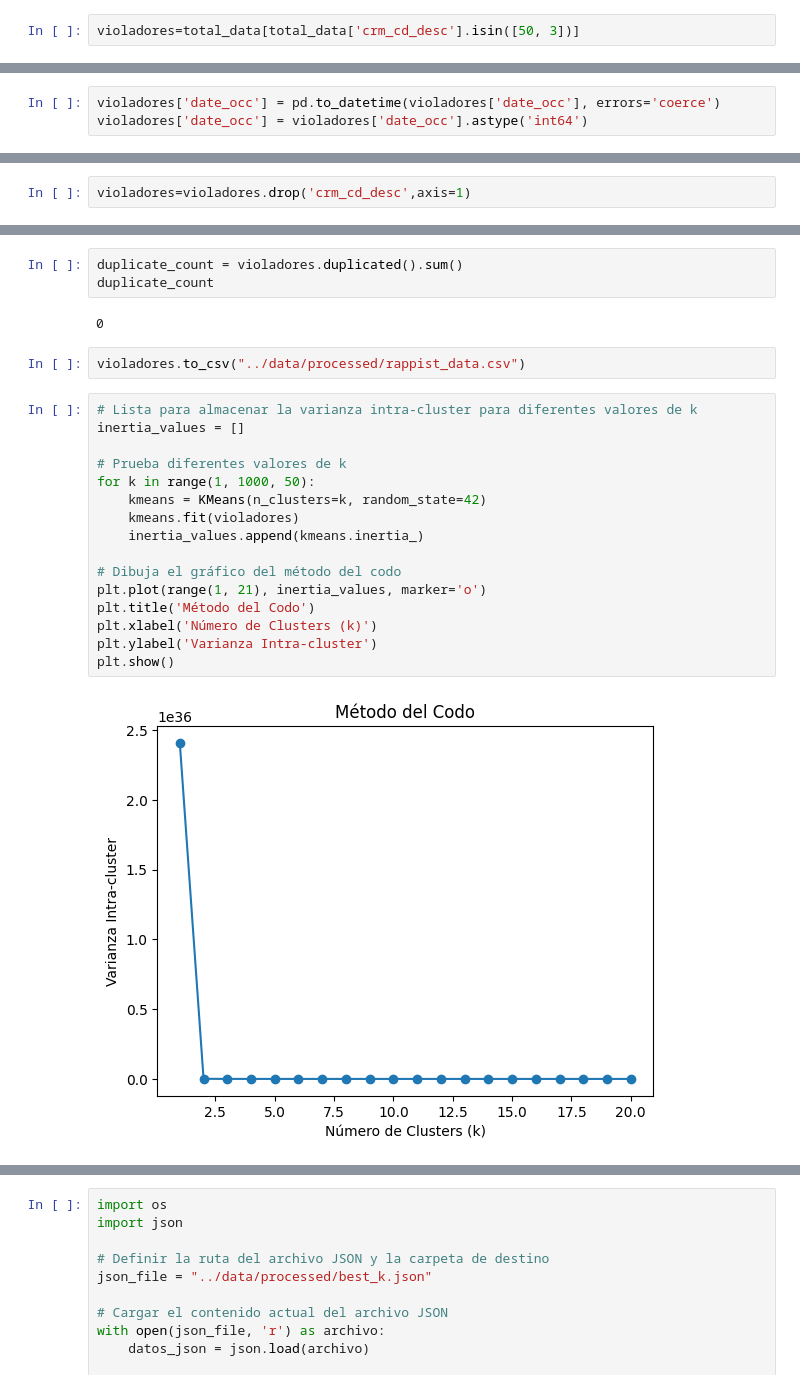
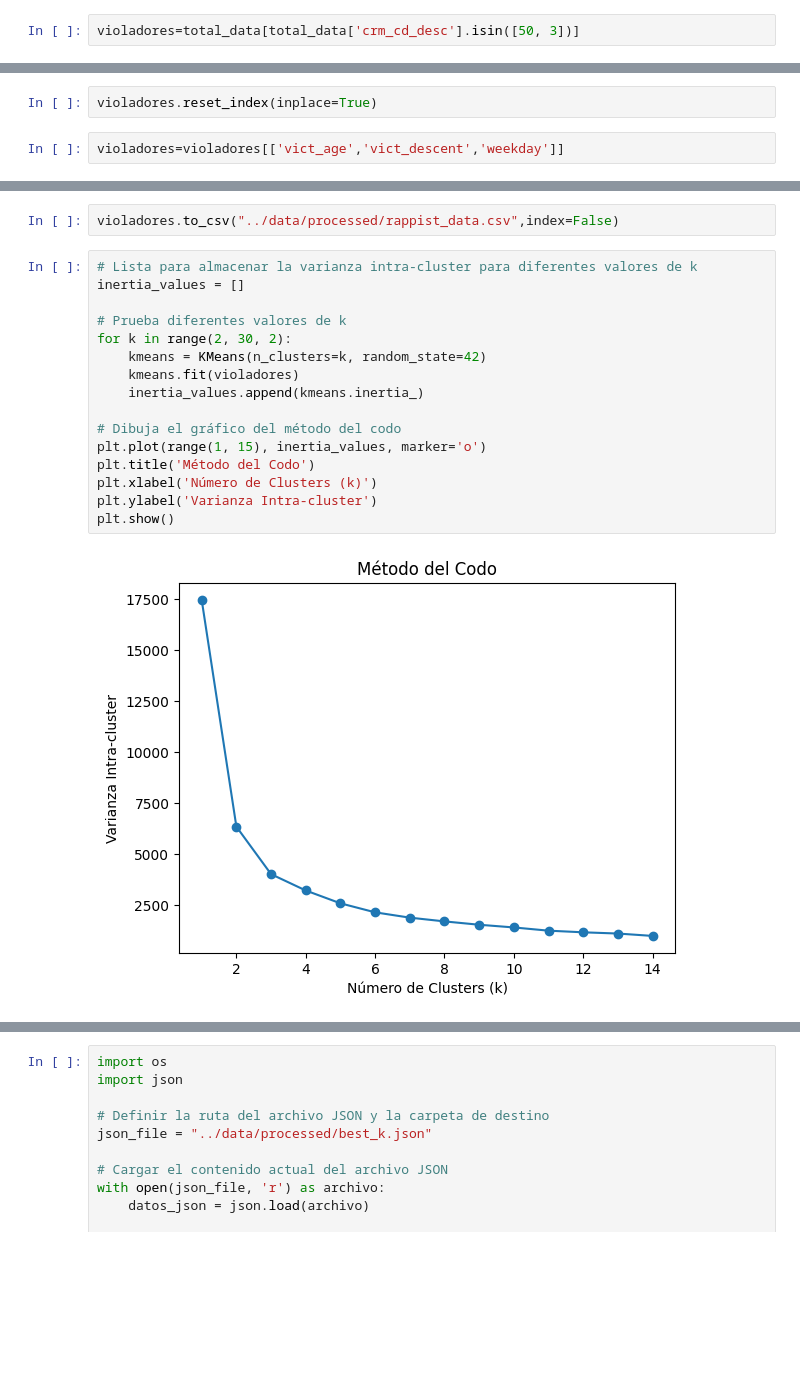
Before and after one commit to orj93/final_proyect_crime, a Jupyter notebook: src/best_k_rappists.ipynb, the cells around one changed output, grey strips where cells are left out. Drawn from its saved outputs; the diff is of its cells as text; blank space fills up the shorter version.

```diff
--- a/src/best_k_rappists.ipynb
+++ b/src/best_k_rappists.ipynb
@@ -59,3 +54,0 @@ memory usage: 236.3+ KB
-# %%
-violadores['date_occ'] = pd.to_datetime(violadores['date_occ'], errors='coerce')
-violadores['date_occ'] = violadores['date_occ'].astype('int64')
@@ -73,5 +55,7 @@ See the caveats in the documentation: https://pandas.pydata.org/pandas-docs/stab
-# %%
-violadores=violadores.drop('crm_cd_desc',axis=1)
+# %%
+violadores.reset_index(inplace=True)
+# %%
+violadores=violadores[['vict_age','vict_descent','weekday']]
 # %%
 violadores.info()
 # %% [output]
@@ -95,27 +72,22 @@ memory usage: 222.4 KB
-# %%
-duplicate_count = violadores.duplicated().sum()
-duplicate_count
-# %% [output]
-0
 # %%
-violadores.to_csv("../data/processed/rappist_data.csv")
+violadores.to_csv("../data/processed/rappist_data.csv",index=False)
 # %%
 # Lista para almacenar la varianza intra-cluster para diferentes valores de k
 inertia_values = []
 
 # Prueba diferentes valores de k
-for k in range(1, 1000, 50):
+for k in range(2, 30, 2):
     kmeans = KMeans(n_clusters=k, random_state=42)
     kmeans.fit(violadores)
     inertia_values.append(kmeans.inertia_)
 
 # Dibuja el gráfico del método del codo
-plt.plot(range(1, 21), inertia_values, marker='o')
+plt.plot(range(1, 15), inertia_values, marker='o')
 plt.title('Método del Codo')
 plt.xlabel('Número de Clusters (k)')
 plt.ylabel('Varianza Intra-cluster')
 plt.show()
 # %% [output]
-[figure, old version]
+[figure, new version]
 # %%
 # Probar diferentes valores de k
```
Also changed, not shown: parts of 13 cells of this notebook, 4 other files.
